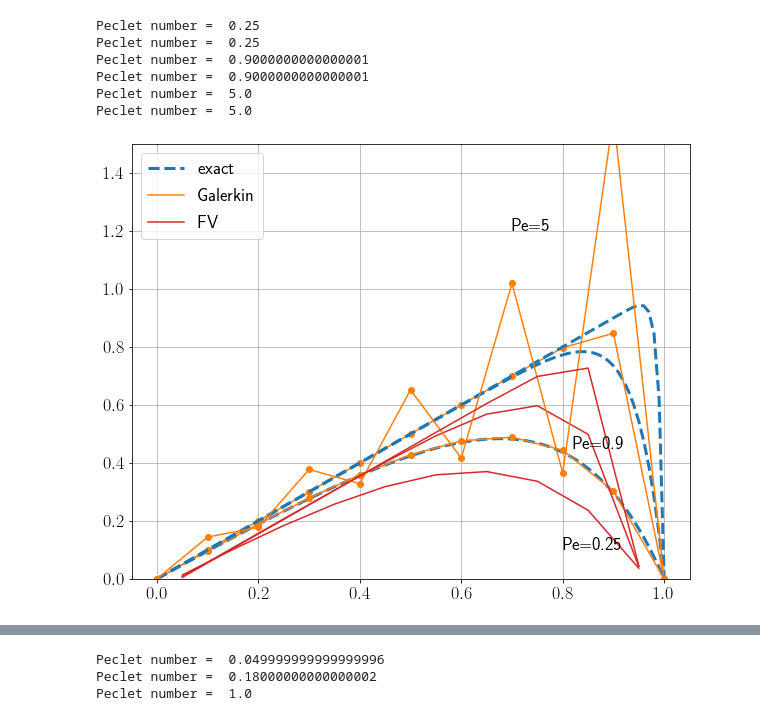
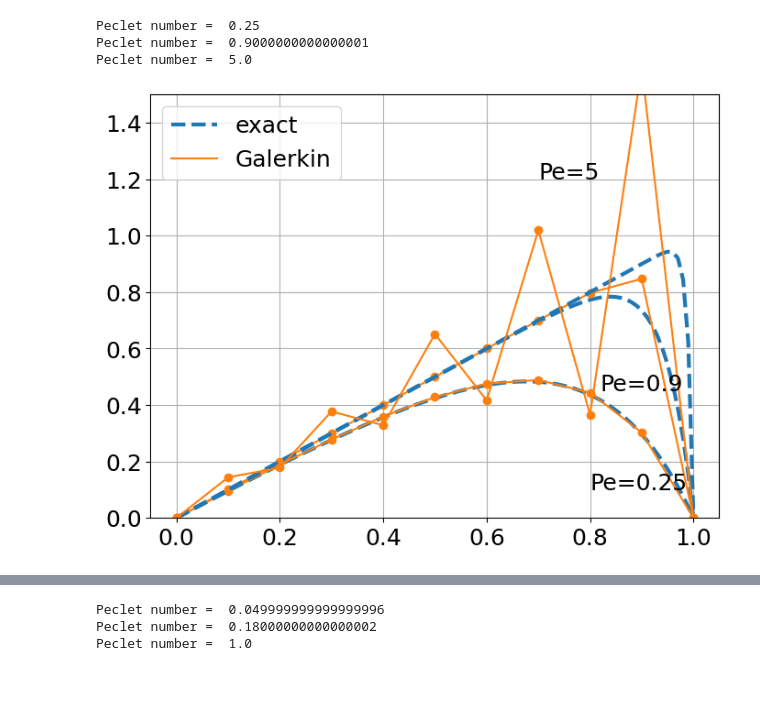
Before and after one commit to pwhuang/FE_in_Fluids_using_FEniCS, a Jupyter notebook: FE_in_fluids_CH2_1D.ipynb, the cells around one changed output, grey strips where cells are left out. Cells and saved outputs as stored; diff of their text form; code cells hidden in the pictures; blank space fills up the shorter version.

Commit message:
Attempt to migrate to dolfinx. First success in running CG simulations.

```diff
--- a/FE_in_fluids_CH2_1D.ipynb
+++ b/FE_in_fluids_CH2_1D.ipynb
@@ -1,69 +1,67 @@
 # %%
 import numpy as np
-import sympy as sp
+# import sympy as sp
 import matplotlib.pyplot as plt
 
-from dolfin import *
+from dolfinx.fem import *
+from petsc4py.PETSc import ScalarType
 from steady_state_adv_diff import *
 
 plt.rcParams.update({'font.size': 18})
-plt.rc('text', usetex = True)
+plt.rc('text', usetex = False)
 plt.rc('font', **{'family' : "sans-serif"})
 plt.rcParams.update({'text.latex.preamble' : [r'\usepackage{siunitx}', r'\usepackage{amsmath}']})
 # %%
 # Reproducing Fig 2.1 of the book Finite Element Methods for Flow Problems
 
-source = Expression('1.0', degree=1)
+source = 1.0
 
 left_bc = 0
 right_bc = 0
 
 x_space = np.linspace(0,1,101)
 x_space_fem= np.linspace(0,1,11)
 
 # Pe = 0.25
-u_galerkin_1, dof_1, coord_1 = steady_adv_diff_1d(0.2, 1, 10, source, left_bc, right_bc)
-u_FV_1, dof_FV_1, coord_FV_1 = steady_adv_diff_1d_FV(0.2, 10, source, left_bc, right_bc)
+u_galerkin_1, coord_1 = steady_adv_diff_1d(0.2, 1, 10, source, left_bc, right_bc)
+# u_FV_1, dof_FV_1, coord_FV_1 = steady_adv_diff_1d_FV(0.2, 10, source, left_bc, right_bc)
 u_solution_1 = solution_fig2_1(x_space, 0.2)
 
 # Pe = 0.9
-u_galerkin_2, dof_2, coord_2 = steady_adv_diff_1d(1.0/18, 1, 10, source, left_bc, right_bc)
-u_FV_2, dof_FV_2, coord_FV_2 = steady_adv_diff_1d_FV(1.0/18, 10, source, left_bc, right_bc)
+u_galerkin_2, coord_2 = steady_adv_diff_1d(1.0/18, 1, 10, source, left_bc, right_bc)
+# u_FV_2, dof_FV_2, coord_FV_2 = steady_adv_diff_1d_FV(1.0/18, 10, source, left_bc, right_bc)
 u_solution_2 = solution_fig2_1(x_space, 1.0/18)
 
 # Pe = 5
-u_galerkin_3, dof_3, coord_3 = steady_adv_diff_1d(1.0/100, 1, 10, source, left_bc, right_bc)
-u_FV_3, dof_FV_3, coord_FV_3 = steady_adv_diff_1d_FV(1.0/100, 10, source, left_bc, right_bc)
+u_galerkin_3, coord_3 = steady_adv_diff_1d(1.0/100, 1, 10, source, left_bc, right_bc)
+# u_FV_3, dof_FV_3, coord_FV_3 = steady_adv_diff_1d_FV(1.0/100, 10, source, left_bc, right_bc)
 u_solution_3 = solution_fig2_1(x_space, 1.0/100)
 
-plt.figure(figsize=(10,8))
+plt.figure(figsize=(8,6))
 plt.plot(x_space, u_solution_1, ls='--', lw=3, c='C0', label='exact')
-plt.plot(coord_1, u_galerkin_1.vector()[dof_1], c='C1', label = 'Galerkin')
-plt.plot(coord_1, u_galerkin_1.vector()[dof_1], 'o', c='C1')
-plt.plot(coord_FV_1, u_FV_1.vector()[dof_FV_1], c='C3', label = 'FV')
+plt.plot(coord_1, u_galerkin_1.vector.array, c='C1', label = 'Galerkin')
+plt.plot(coord_1, u_galerkin_1.vector.array, 'o', c='C1')
+# plt.plot(coord_FV_1, u_FV_1.vector()[dof_FV_1], c='C3', label = 'FV')
 plt.text(0.8, 0.1, 'Pe=0.25')
 
 plt.plot(x_space, u_solution_2, ls='--', lw=3, c='C0')
-plt.plot(coord_2, u_galerkin_2.vector()[dof_2], c='C1')
-plt.plot(coord_2, u_galerkin_2.vector()[dof_2], 'o', c='C1')
-plt.plot(coord_FV_2, u_FV_2.vector()[dof_FV_2], c='C3')
+plt.plot(coord_2, u_galerkin_2.vector.array, c='C1')
+plt.plot(coord_2, u_galerkin_2.vector.array, 'o', c='C1')
+# plt.plot(coord_FV_2, u_FV_2.vector()[dof_FV_2], c='C3')
 plt.text(0.82, 0.45, 'Pe=0.9')
 
 plt.plot(x_space, u_solution_3, ls='--', lw=3, c='C0')
-plt.plot(coord_3, u_galerkin_3.vector()[dof_3], c='C1')
-plt.plot(coord_3, u_galerkin_3.vector()[dof_3], 'o', c='C1')
-plt.plot(coord_FV_3, u_FV_3.vector()[dof_FV_3], c='C3')
+plt.plot(coord_3, u_galerkin_3.vector.array, c='C1')
+plt.plot(coord_3, u_galerkin_3.vector.array, 'o', c='C1')
+# plt.plot(coord_FV_3, u_FV_3.vector()[dof_FV_3], c='C3')
 plt.text(0.7, 1.2, 'Pe=5')
 
-plt.ylim(0,1.5)
+plt.ylim(0, 1.5)
 plt.grid()
 plt.legend()
 plt.show()
 # %% [output]
-Peclet number =  0.25
 Peclet number =  0.25
 Peclet number =  0.9000000000000001
-Peclet number =  0.9000000000000001
 Peclet number =  5.0
-Peclet number =  5.0
-[figure, old version]
+[figure, new version]
```
Also changed, not shown: parts of 1 cell of this notebook, 1 other file.
